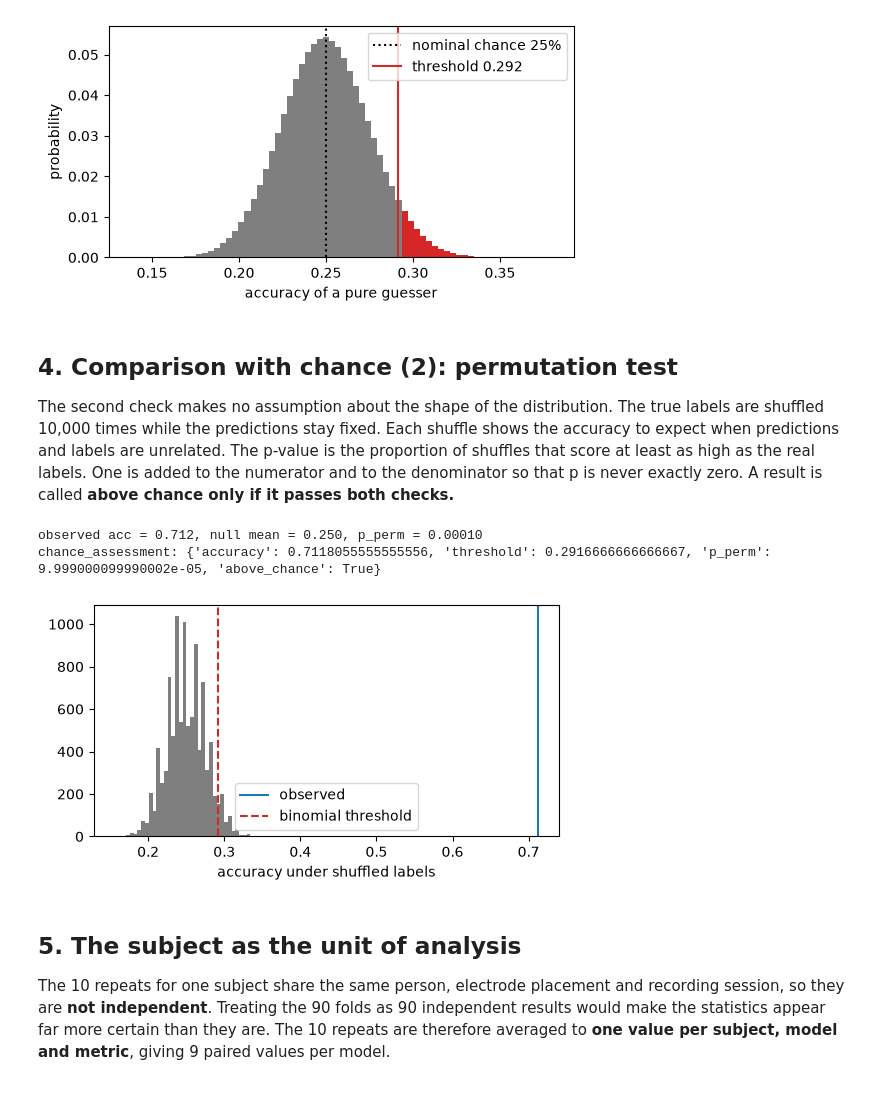
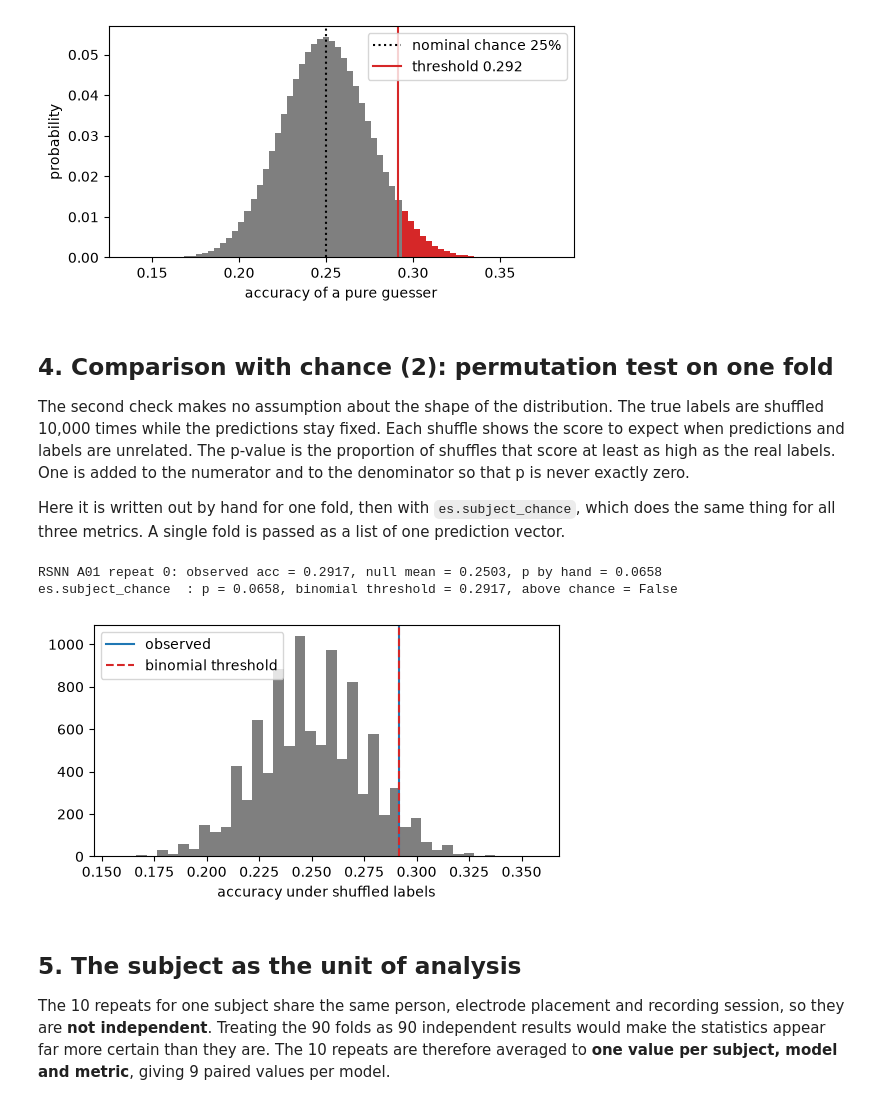
Before and after one commit to thesixtium/bmen-600-group-11, a Jupyter notebook: evaluation/evaluation.ipynb, the cells around one changed output. Saved outputs shown, nothing was run; the diff lists cells and outputs as text; code cells hidden in the pictures.

Commit message:
Evaluation: per-subject chance test, and a comparison.py patch

```diff
--- a/evaluation/evaluation.ipynb
+++ b/evaluation/evaluation.ipynb
@@ -61,10 +84,10 @@ class counts in y_true: [72 72 72 72]
 
 Balanced accuracy is not reported separately: with exactly 72 trials per class, it is identical to accuracy.
 # %%
-r = records[0]
+r = next(r for r in records if r["model"] == "ANN" and r["subject"] == 2 and r["repeat"] == 0)
 fm = es.fold_metrics(r["y_true"], r["y_pred"])
-print(f"fold: model={r['model']} subject={r['subject']} repeat={r['repeat']}")
-for k in ["accuracy", "kappa", "macro_f1"]:
+print(f"fold: model={r['model']} subject={r['subject']} repeat={r['repeat']} seed={r['seed']}")
+for k in es.METRICS:
     print(f"  {k:9s} = {fm[k]:.3f}")
 print(f"  kappa check via (acc-0.25)/0.75 = {(fm['accuracy']-0.25)/0.75:.3f}")
 print("confusion counts (rows=true):\n", fm["confusion"])
@@ -110,27 +147,31 @@ P(X >= 84)   = 0.061   (NOT significant)
 P(X >= 85) = 0.046   (significant)  -> need >= 85 correct, i.e. acc > 0.2917
 [figure]
 # %% [markdown]
-## 4. Comparison with chance (2): permutation test
+## 4. Comparison with chance (2): permutation test on one fold
 The second check makes no assumption about the shape of the distribution. The true labels are shuffled 10,000 times while the predictions stay fixed.
-Each shuffle shows the accuracy to expect when predictions and labels are unrelated.
+Each shuffle shows the score to expect when predictions and labels are unrelated.
 The p-value is the proportion of shuffles that score at least as high as the real labels. One is added to the numerator and to the denominator so that p is never exactly zero.
-A result is called **above chance only if it passes both checks.**
+
+Here it is written out by hand for one fold, then with `es.subject_chance`, which does the same thing for all three metrics. A single fold is passed as a list of one prediction vector.
 # %%
-obs = fm["accuracy"]
+r1 = next(r for r in records if r["model"] == "RSNN" and r["subject"] == 1 and r["repeat"] == 0)
+obs = np.mean(r1["y_true"] == r1["y_pred"])
 rng_p = np.random.default_rng(1)
-null = np.array([np.mean(rng_p.permutation(r["y_true"]) == r["y_pred"]) for _ in range(10_000)])
-p_perm = es.permutation_pvalue(r["y_true"], r["y_pred"], 10_000, seed=1)
-print(f"observed acc = {obs:.3f}, null mean = {null.mean():.3f}, p_perm = {p_perm:.5f}")
-print("chance_assessment:", es.chance_assessment(r["y_true"], r["y_pred"], seed=1))
+null = np.array([np.mean(rng_p.permutation(r1["y_true"]) == r1["y_pred"]) for _ in range(10_000)])
+p_hand = (1 + np.sum(null >= obs)) / (10_000 + 1)
+print(f"RSNN A01 repeat 0: observed acc = {obs:.4f}, null mean = {null.mean():.4f}, p by hand = {p_hand:.4f}")
+one = es.subject_chance(r1["y_true"], [r1["y_pred"]], n_perm=10_000, seed=1)
+print(f"es.subject_chance  : p = {one['accuracy']['p_perm']:.4f}, binomial threshold = {one['accuracy']['binomial_threshold']:.4f}, "
+      f"above chance = {one['accuracy']['above_chance']}")
 
 fig, ax = plt.subplots(figsize=(6, 3))
 ax.hist(null, bins=40, color="tab:gray"); ax.axvline(obs, c="tab:blue", label="observed")
 ax.axvline(thr, c="tab:red", ls="--", label="binomial threshold")
 ax.set_xlabel("accuracy under shuffled labels"); ax.legend(); plt.show()
 # %% [output]
-observed acc = 0.712, null mean = 0.250, p_perm = 0.00010
-chance_assessment: {'accuracy': 0.7118055555555556, 'threshold': 0.2916666666666667, 'p_perm': 9.999000099990002e-05, 'above_chance': True}
+RSNN A01 repeat 0: observed acc = 0.2917, null mean = 0.2503, p by hand = 0.0658
+es.subject_chance  : p = 0.0658, binomial threshold = 0.2917, above chance = False
-[figure, old version]
+[figure, new version]
 # %% [markdown]
 ## 5. The subject as the unit of analysis
 The 10 repeats for one subject share the same person, electrode placement and recording session, so they are **not independent**.
```
Also changed, not shown: parts of 34 cells of this notebook, 8 other files.
